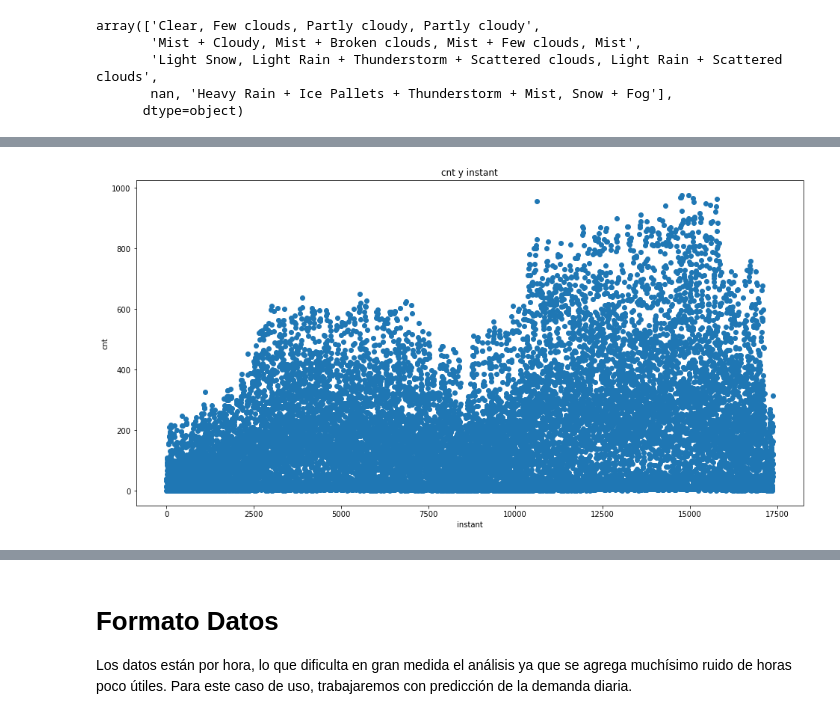
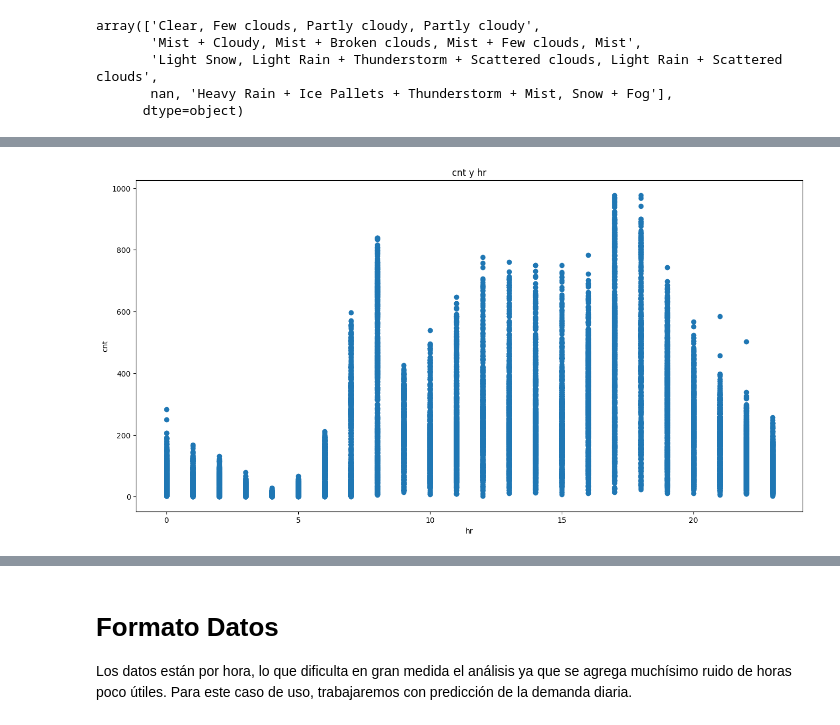
Before and after one commit to adRi781/Resoluci-n-caso, a Jupyter notebook: C3_S4_Resolución de caso - Bike Sharing App.ipynb, the cells around one changed output, grey strips where cells are left out. Cells and saved outputs as stored; diff of their text form; code cells hidden in the pictures.

```diff
--- a/C3_S4_Resolución de caso - Bike Sharing App.ipynb
+++ b/C3_S4_Resolución de caso - Bike Sharing App.ipynb
@@ -200,5 +202,0 @@ ValueError: Must have equal len keys and value when setting with an ndarray
-# %%
-# Rellenamos los valores vacíos numéricos con los valores mas frecuentes
-from sklearn.impute import SimpleImputer
-imputer = SimpleImputer(strategy='most_frequent')
-df.iloc[:,:] = imputer.fit_transform(df)
@@ -220,0 +212,3 @@ array(['Clear, Few clouds, Partly cloudy, Partly cloudy',
+# %%
+w = pd.get_dummies(df["weathersit"])
+df = pd.concat([df, w], axis=1)
@@ -220,0 +261,2 @@ array(['Clear, Few clouds, Partly cloudy, Partly cloudy',
+# %%
+df.dropna(inplace=True)
@@ -220,0 +294,12 @@ array(['Clear, Few clouds, Partly cloudy, Partly cloudy',
+# %%
+df['dteday']=pd.to_datetime(df['dteday'])
+df['year']=df['dteday'].dt.year
+df['quarter']=df['dteday'].dt.quarter
+df['month']=df['dteday'].dt.month
+df['day_of_week']=df['dteday'].dt.day_name()
+df['hour']=df['dteday'].dt.hour
+
+df['weathersit']=df['weathersit'].map({1:'Clear,Few clouds,Partly cloudy,Partly cloudy',
+                                       2:'Mist+Cloudy,Mist+Brokenclouds,Mist+Fewclouds,Mist',
+                                       3:'LightSnow,LightRain+Thunderstorm+Scattered clouds,Light Rain+Scatteredclouds',
+                                       4:'Heavy Rain+Ice Pallets+Thunderstorm+Mist,Snow+Fog'})
@@ -221,11 +314,11 @@ array(['Clear, Few clouds, Partly cloudy, Partly cloudy',
 # %%
-x = 'instant'
+x = 'hr'
 y = 'cnt'
 fig, ax = plt.subplots(figsize=(16,8))
 ax.scatter(df[x], df[y])
 ax.set_xlabel(x)
 ax.set_ylabel(y)
 ax.set_title(f'{y} y {x}')
 plt.show()
 # %% [output]
-[figure, old version]
+[figure, new version]
```
Also changed, not shown: parts of 18 cells of this notebook.
